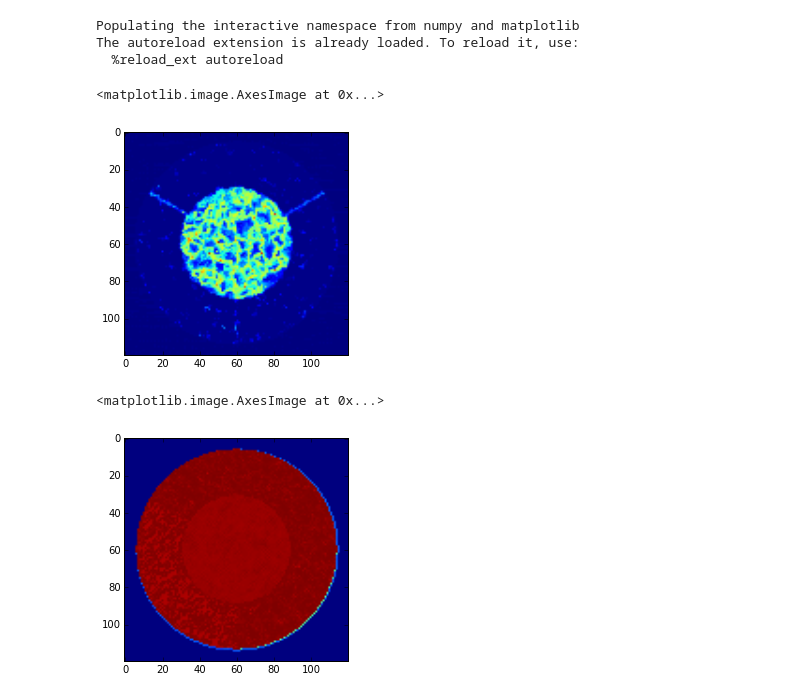
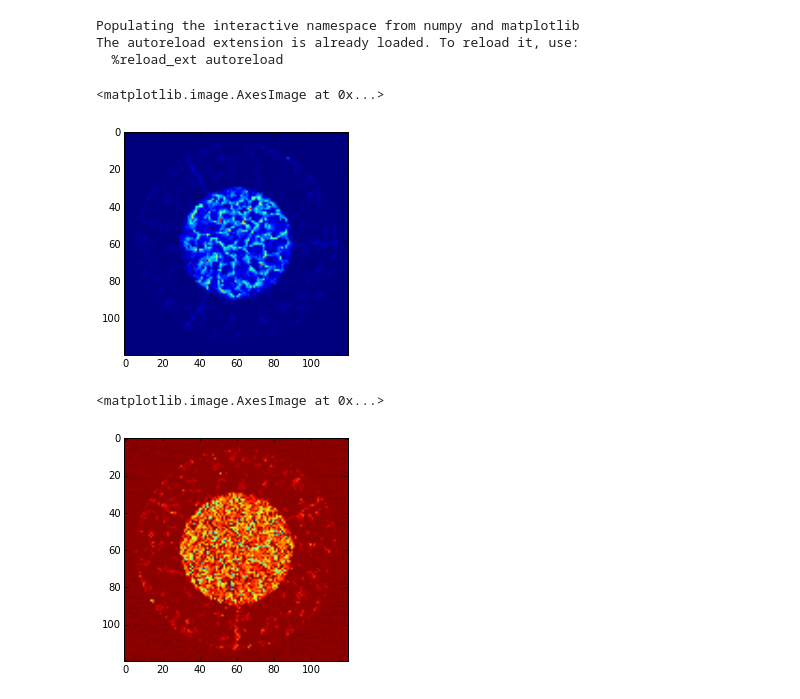
Before and after one commit to strin/HeteroSampler, a Jupyter notebook: notebook/opengm/inpainting.ipynb, the cells around one changed output. Saved outputs shown, nothing was run; the diff lists cells and outputs as text; code cells hidden in the pictures.

Commit message:
feature nb-sure

```diff
--- a/notebook/opengm/inpainting.ipynb
+++ b/notebook/opengm/inpainting.ipynb
@@ -76,19 +76,19 @@ The autoreload extension is already loaded. To reload it, use:
   %reload_ext autoreload
 # %%
 # visualize the allocation of resources.
-mask_l = parse('../../test/opengm/inpaint/blockpolicy/nb-sure+cond-ent/1/tcall_b30.333333333333293/policy.xml')
+mask_l = parse('../../test/opengm/inpaint/blockpolicy/nb-sure+cond-ent/0/tcall_b30.333333333333293/policy.xml')
 mask = np.array(mask_l[0])
-mask = np.reshape(mask, (120, 120))
+mask = np.reshape(mask, (120, 120), order='F')
 imshow(mask)
 # %% [output]
 <matplotlib.image.AxesImage at 0x...>
-[figure, old version]
+[figure, new version]
 # %%
 # visualize the response.
-mask_l = parse('../../test/opengm/inpaint/blockpolicy/nb-sure+cond-ent/1/tcall_b2.0000000000000009/policy.xml', 'resp')
+mask_l = parse('../../test/opengm/inpaint/blockpolicy/nb-sure+cond-ent/0/tcall_b30.999999999999957/policy.xml', 'resp')
 mask = np.array(mask_l[0])
 mask = np.reshape(mask, (120, 120))
 imshow(mask)
 # %% [output]
 <matplotlib.image.AxesImage at 0x...>
-[figure, old version]
+[figure, new version]
```
Also changed, not shown: parts of 4 cells of this notebook, 4 other files.
